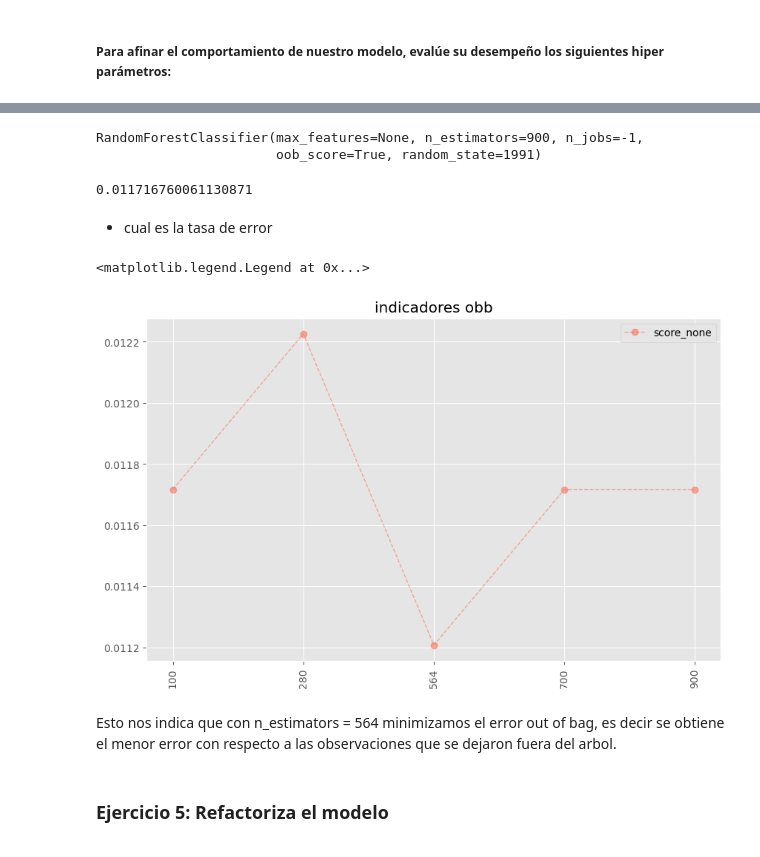
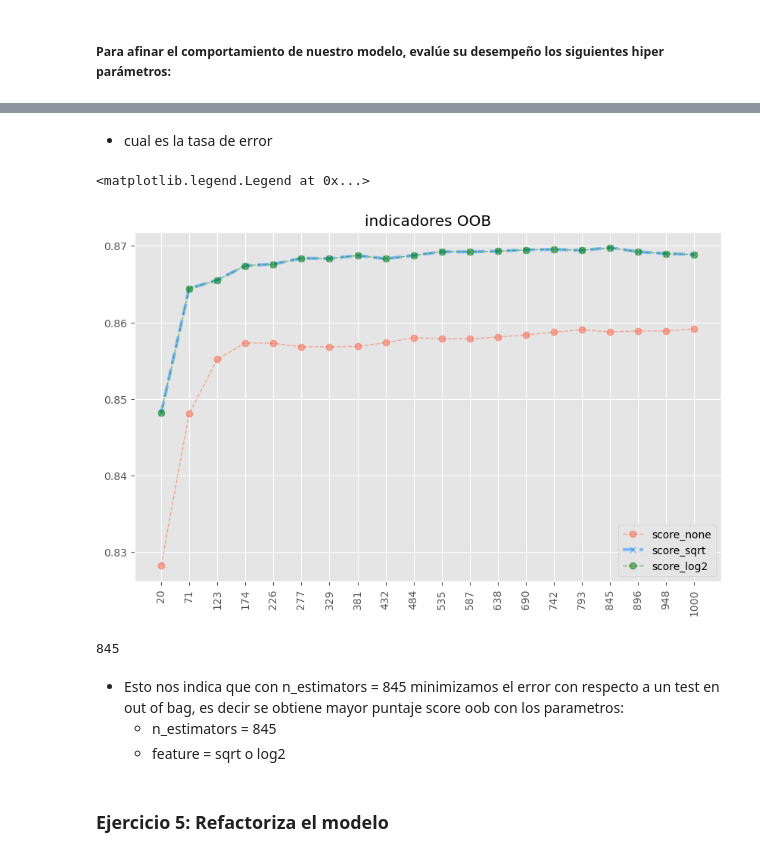
Before and after one commit to diegoltp/datasc, a Jupyter notebook: g56/m3/s4/d_eval_s4/d_eval_s4.ipynb, the cells around one changed output, grey strips where cells are left out. Cells and saved outputs as stored; diff of their text form; code cells hidden in the pictures.

```diff
--- a/g56/m3/s4/d_eval_s4/d_eval_s4.ipynb
+++ b/g56/m3/s4/d_eval_s4/d_eval_s4.ipynb
@@ -228,2 +152,0 @@ rf_none_best = RandomForestClassifier(n_estimators=564,max_features=None,
-# %%
-rf_none_best.fit(X_train_dl, y_train_dl)
@@ -243,2 +152,0 @@ rf_none_hig = RandomForestClassifier(n_estimators=700,max_features=None,
-# %%
-rf_none_hig.fit(X_train_dl, y_train_dl)
@@ -259,9 +152,0 @@ rf_none_hig2 = RandomForestClassifier(n_estimators=900,max_features=None,
-# %%
-rf_none_hig2.fit(X_train_dl, y_train_dl)
-# %% [output]
-RandomForestClassifier(max_features=None, n_estimators=900, n_jobs=-1,
-                       oob_score=True, random_state=1991)
-# %%
-rf_none_hig2.oob_score_
-# %% [output]
-0.011716760061130871
@@ -272,15 +155,46 @@ lista_oob = [0.011716760061130871, 0.012226184411614827,
+# %%
+max_features_list = [None, 'sqrt', 'log2']
+oob_none, oob_sqrt, oob_log2= [], [], []
+
+for i in tqdm(n_estimators):
+    tmp_model = RandomForestRegressor(n_estimators=i, max_features=None,
+                                    oob_score=True, warm_start=True,
+                                    random_state=1991, n_jobs=-1)
+    tmp_model.fit(X_train_dl, y_train_dl)
+    oob_none.append(tmp_model.oob_score_)
+
+    tmp_model = RandomForestRegressor(n_estimators=i,max_features='sqrt',
+                                    oob_score=True, warm_start=True,
+                                    random_state=1991, n_jobs=-1)
+    tmp_model.fit(X_train_dl, y_train_dl)
+    oob_sqrt.append(tmp_model.oob_score_)
+
+    tmp_model = RandomForestRegressor(n_estimators=i,max_features='log2',
+                                    oob_score=True, warm_start=True,
+                                    random_state=1991, n_jobs=-1)
+    tmp_model.fit(X_train_dl, y_train_dl)
+    oob_log2.append(tmp_model.oob_score_)
 # %% [markdown]
 * cual es la tasa de error
 # %%
-plt.plot(lista_oob, 'o--', lw=1,alpha=.5,color='tomato', label=r'score_none')
-plt.xticks(range(len(lista_oob)),[100,280,564,700,900], rotation=90)
-plt.title('indicadores obb')
+plt.plot(oob_none, 'o--', lw=1,alpha=.5,color='tomato', label=r'score_none')
+plt.plot(oob_sqrt, 'x--', lw=3,alpha=.5,color='dodgerblue', label=r'score_sqrt')
+plt.plot(oob_log2, 'o--', lw=1,alpha=.5,color='green', label=r'score_log2')
+plt.xticks(range(len(n_estimators)),n_estimators, rotation=90)
+plt.title('indicadores OOB')
 plt.legend()
 # %% [output]
 <matplotlib.legend.Legend at 0x...>
-[figure, old version]
+[figure, new version]
+# %%
+mejor_n = n_estimators[oob_sqrt.index(np.max(oob_sqrt))]
+mejor_n
+# %% [output]
+845
 # %% [markdown]
-Esto nos indica que con n_estimators = 564 minimizamos el error out of bag, es decir se obtiene el menor error con respecto a las observaciones que se dejaron fuera del arbol.
+* Esto nos indica que con n_estimators = 845 minimizamos el error con respecto a un test en out of bag, es decir se obtiene mayor puntaje score oob con los parametros:
+    - n_estimators = 845
+    - feature = sqrt o log2
 # %% [markdown]
 ### Ejercicio 5: Refactoriza el modelo
 # %% [markdown]
```
Also changed, not shown: parts of 38 cells of this notebook.
